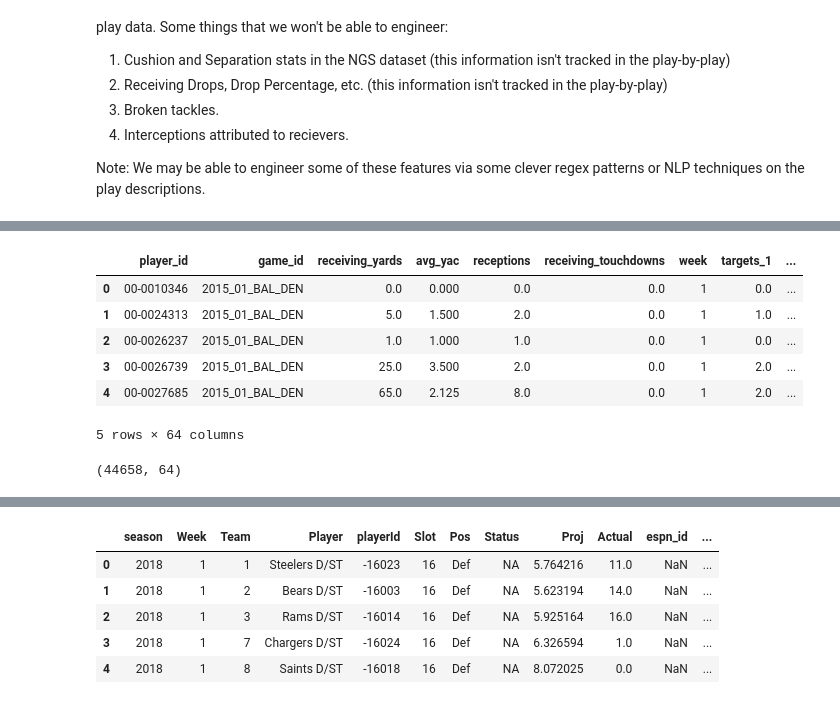
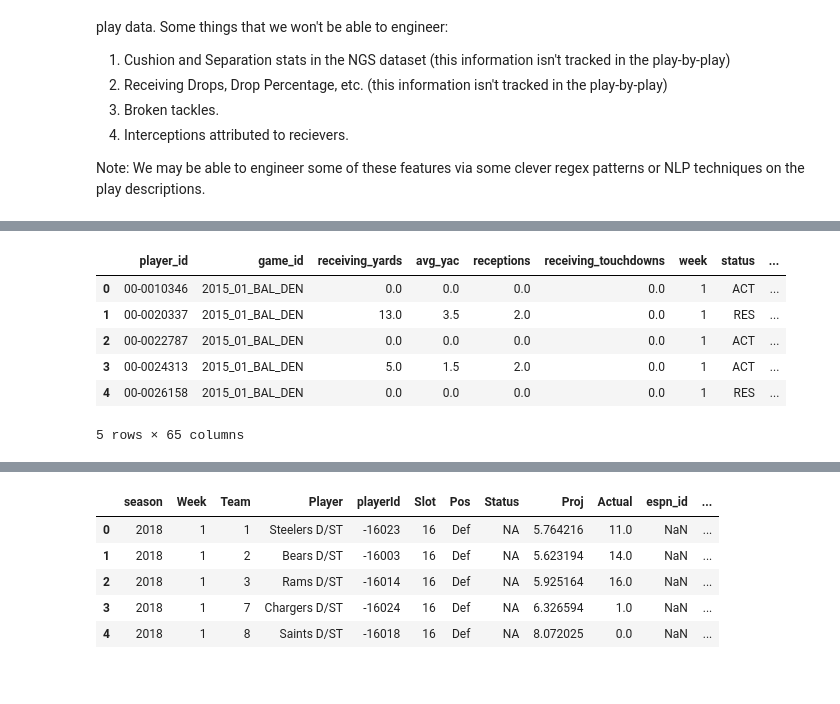
Before and after one commit to ColinB19/FantasyFootballAnalysis, a Jupyter notebook: NFL_dataset_creation.ipynb, the cells around one changed output, grey strips where cells are left out. Cells and saved outputs as stored; diff of their text form; code cells hidden in the pictures.

```diff
--- a/NFL_dataset_creation.ipynb
+++ b/NFL_dataset_creation.ipynb
@@ -681,17 +765,3 @@ agg_WR = (
-# %%
-r_col_list = ["week", "position", "player_name", "player_id", "team", "status"]
-rosters = pd.DataFrame(columns=r_col_list)
-# this is due to a bug in the NFL data API. This function does not work when you pass it multiple years all at once
-for yr in year:
-    t_roster = nfl.import_weekly_rosters(years=[yr])[r_col_list]
-    t_roster["season"] = yr
-    if yr < 2021:
-        t_roster = t_roster[t_roster.week <= 17]
-    else:
-        t_roster = t_roster[t_roster.week <= 18]
-    rosters = pd.concat([rosters, t_roster], ignore_index=True)
-
-rosters['team'] = rosters['team'].replace({"OAK":"LV"})
 # %%
 # now we ensure that active players who didn't get any of the above stats are still in the dataset
 rosters = rosters.merge(
@@ -702,9 +772,12 @@ rosters = rosters.merge(
 # limit the weekly rosters to only active players
 # NOTE: This avoids penalizing players for being injured, if a player did not play in a game that should
 # not show up in the dataset as a bunch of zeros.
-rosters = rosters[(rosters["status"] == "ACT") & (rosters["week"] <= 18)].drop(
-    "status", axis=1
-)
+# there were some players that had stats but also under "RES" status. We'll have to keep the status var.
+rosters = rosters[((rosters["status"] == "ACT") | (rosters["status"] == "RES")) & (rosters["week"] <= 18)]
+# now we will get rid of any duplicate statuses by prioritizing a players ACTIVE status
+# TODO: We need to do this with other statuses to fix stragglers
+rosters = rosters.sort_values(by = ['game_id', 'player_id', 'status'], ascending = [True, True, True])
+rosters = rosters.drop_duplicates(subset = ['game_id', 'player_id', 'status'])
 
 # now loop through the active players in rosters and ensure that they appear in the dataset.
 for _, player in rosters[
@@ -715,7 +788,8 @@ for _, player in rosters[
         continue
     if agg_WR[
         (agg_WR.receiver_player_id.isin([player.player_id]))
-        & (agg_WR.week.isin([player.week]))
+        # change this to game id rather than week
+        & (agg_WR.game_id.isin([player.game_id]))
     ].empty:
         agg_WR = pd.concat(
             [
@@ -727,3 +801,5 @@ for _, player in rosters[
             ],
             ignore_index=True,
         )
+agg_WR = agg_WR.merge(rosters[['game_id', 'player_id', 'status']], right_on = ['game_id', 'player_id'], left_on = ['game_id', 'receiver_player_id']).drop('player_id', axis=1)
+agg_WR.head()
@@ -806,6 +889,8 @@ air_yards_game = (
     )
     .reset_index()
 )
+air_yards_game["avg_depth_of_target"] = air_yards_game["avg_depth_of_target"].fillna(0)
+air_yards_game["max_target_depth"] = air_yards_game["max_target_depth"].fillna(0)
 
 # air yards per team
 team_air_yards_game = (
@@ -1176,5 +1237,11 @@ dtype: int64
 rosters = rosters.drop_duplicates(keep="first")
 agg_WR.week = agg_WR.week.astype(int)
 agg_WR_final = agg_WR.drop("receiver_player_name", axis=1).merge(
-    rosters, on=["player_id", "game_id", "week"], how="left"
+    rosters.drop(['status'],axis=1), on=["player_id", "game_id", "week"], how="left"
 )
+
+# the rest of these seem to be mostly an issue with the 2015 roster info.
+# in the future we can decide what to do with these, but for now, we move on
+# note: These don't really matter, all we need is player_id and receiving information
+# Since we do filter on position when we run the model, we could grab all the playerids from the dataset when we filter on position,
+# this will remove the null issue
@@ -1417,24 +1414,21 @@ for idx, row in game_id_map.iterrows():
         if x != row["team_abbr"]
     ][0]
 # %%
-agg_WR_final = agg_WR_final.merge(
+agg_WR_final_2 = agg_WR_final.merge(
     game_id_map[["game_id", "team_abbr", "opp_team"]],
     left_on=["game_id", "team"],
     right_on=["game_id", "team_abbr"],
+    how = 'left'
 ).drop(["team_abbr"], axis=1)
-agg_WR_final.head()
+agg_WR_final_2.head()
 # %% [output]
-|  | player_id | game_id | receiving_yards | avg_yac | receptions | receiving_touchdowns | week | targets_1 | ... |
-| 0 | 00-0010346 | 2015_01_BAL_DEN | 0.0 | 0.000 | 0.0 | 0.0 | 1 | 0.0 | ... |
-| 1 | 00-0024313 | 2015_01_BAL_DEN | 5.0 | 1.500 | 2.0 | 0.0 | 1 | 1.0 | ... |
-| 2 | 00-0026237 | 2015_01_BAL_DEN | 1.0 | 1.000 | 1.0 | 0.0 | 1 | 0.0 | ... |
-| 3 | 00-0026739 | 2015_01_BAL_DEN | 25.0 | 3.500 | 2.0 | 0.0 | 1 | 2.0 | ... |
-| 4 | 00-0027685 | 2015_01_BAL_DEN | 65.0 | 2.125 | 8.0 | 0.0 | 1 | 2.0 | ... |
+|  | player_id | game_id | receiving_yards | avg_yac | receptions | receiving_touchdowns | week | status | ... |
+| 0 | 00-0010346 | 2015_01_BAL_DEN | 0.0 | 0.0 | 0.0 | 0.0 | 1 | ACT | ... |
+| 1 | 00-0020337 | 2015_01_BAL_DEN | 13.0 | 3.5 | 2.0 | 0.0 | 1 | RES | ... |
+| 2 | 00-0022787 | 2015_01_BAL_DEN | 0.0 | 0.0 | 0.0 | 0.0 | 1 | ACT | ... |
+| 3 | 00-0024313 | 2015_01_BAL_DEN | 5.0 | 1.5 | 2.0 | 0.0 | 1 | ACT | ... |
+| 4 | 00-0026158 | 2015_01_BAL_DEN | 0.0 | 0.0 | 0.0 | 0.0 | 1 | RES | ... |
-5 rows × 64 columns
+5 rows × 65 columns
-# %%
-agg_WR_final.shape
-# %% [output]
-(44658, 64)
 # %%
 temp = agg_WR_final.isna().sum()
 temp[temp > 0]
```
Also changed, not shown: parts of 62 cells of this notebook, 11 other files.
